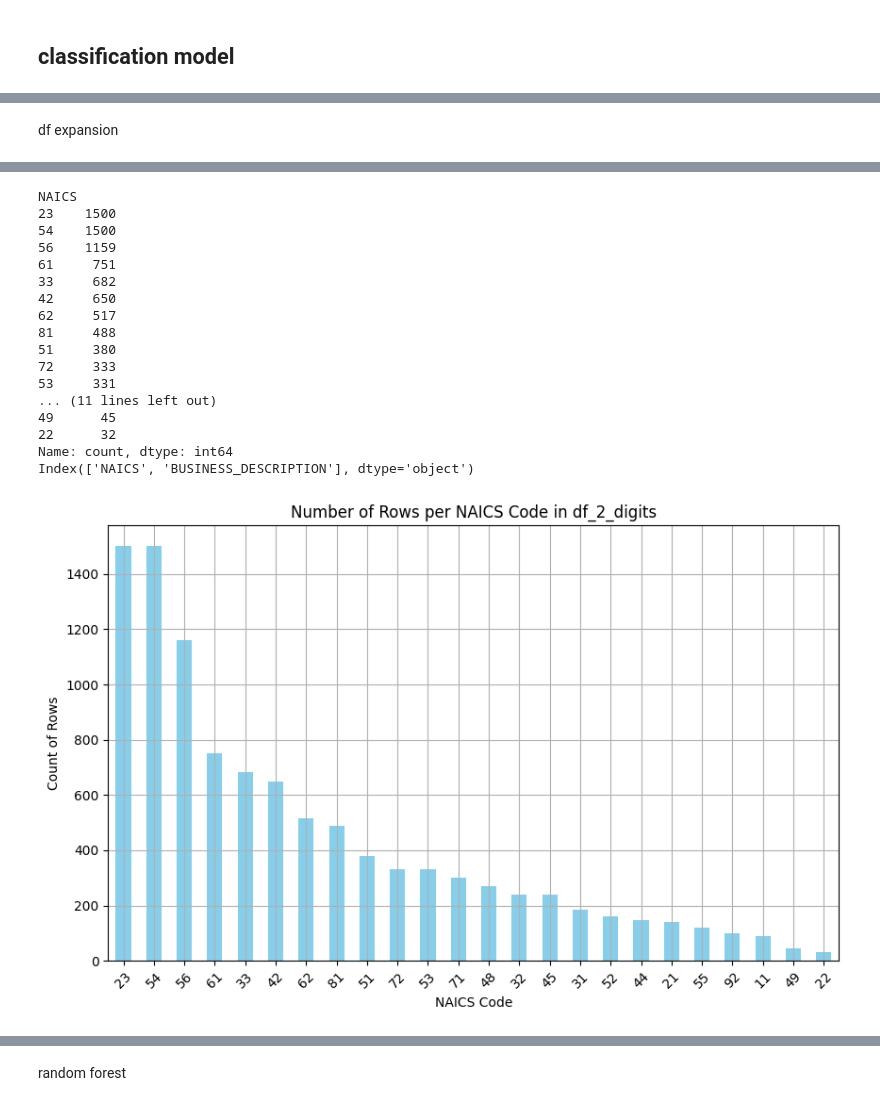
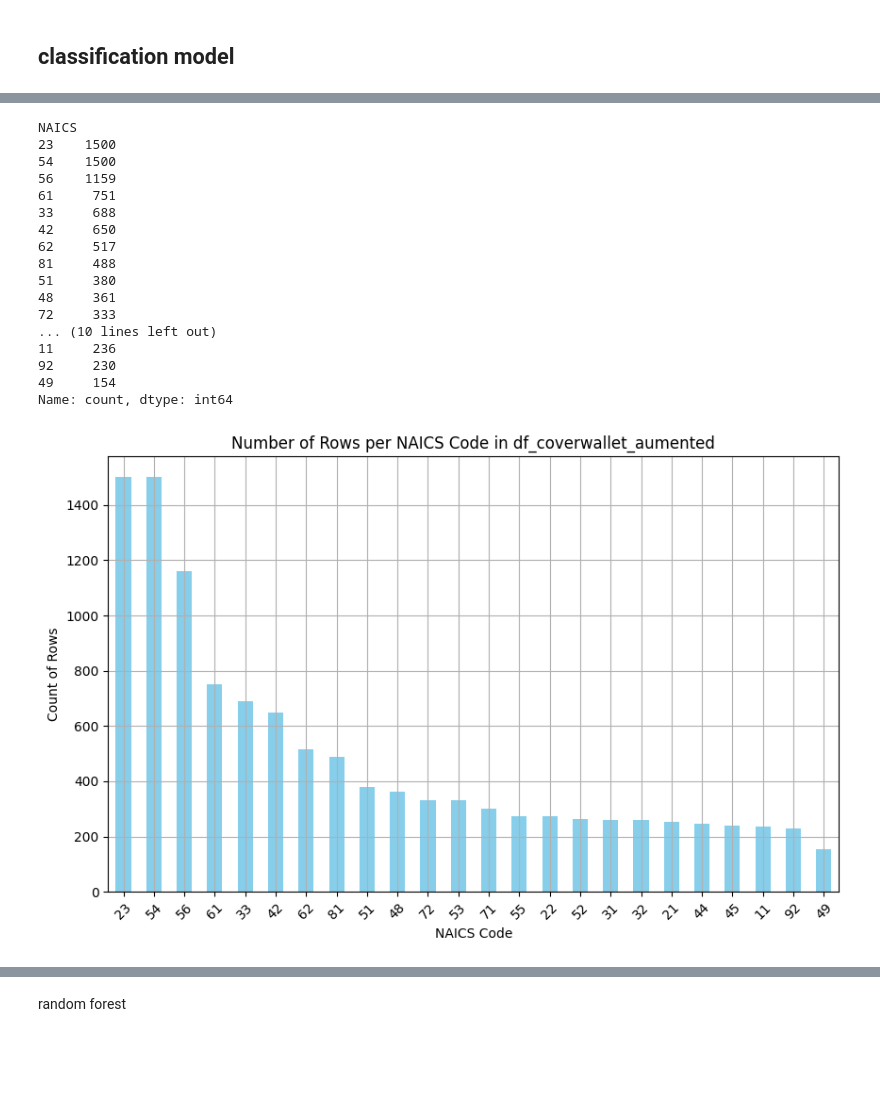
Before and after one commit to Zrive/zrive-ds-1q24-industry-classification, a Jupyter notebook: notebooks/classification_playground.ipynb, the cells around one changed output, grey strips where cells are left out. Cells and saved outputs as stored; diff of their text form; code cells hidden in the pictures; blank space fills up the shorter version.

Commit message:
data aumentation de ernesto final con modelos edu

```diff
--- a/notebooks/classification_playground.ipynb
+++ b/notebooks/classification_playground.ipynb
@@ -149,12 +149,25 @@ print(count_low_freq_naics_verbose(df_2_digits, 'NAICS'))
 import pandas as pd
 import logging
 
+ROUTE_SYNTHETIC= '../src/data/synthetic_preprocessed.parquet'
+df = pd.read_parquet(ROUTE_SYNTHETIC)
+df = df[['BUSINESS_DESCRIPTION', 'NAICS_2']]
+df.rename(columns={'NAICS_2': 'NAICS'}, inplace=True)
+print(df.head())
+print(df.columns)
+df_synthetic=df
+naics_counts = df['NAICS'].value_counts()
+
+# Imprimir los resultados
+print("Número de filas por cada código NAICS:")
+print(naics_counts)
+'''
 # Configurando el logging
 logging.basicConfig(level=logging.INFO, format='%(asctime)s - %(levelname)s - %(message)s')
 
-def load_and_process_data(csv_path):
+def load_and_process_data(parquet_path):
     # Cargar el DataFrame desde un archivo CSV
-    df = pd.read_csv(csv_path)
+    df = pd.read_parquet(parquet_path)
 
     # Logear la longitud del DataFrame original
     logging.info(f"Longitud del DataFrame original: {len(df)}")
@@ -179,6 +192,7 @@ def load_and_process_data(csv_path):
     return df
 
 # Llamada de ejemplo a la función
-ROUTE_SYNTHETIC= '../src/data/naics_synthetic.csv'
+ROUTE_SYNTHETIC= '../src/data/synthetic_preprocessed.parquet'
 df_synthetic = load_and_process_data(ROUTE_SYNTHETIC)
+'''
 # %% [output]
@@ -207,5 +217,3 @@ Name: count, dtype: int64
-# %% [markdown]
-df expansion
 # %%
 
 import pandas as pd
@@ -324,51 +332,38 @@ def truncate_naics_and_prepare_data(df: pd.DataFrame, column_name: str, num_digi
     return df_coverwallet_copy , df_coverwallet_copy_train, df_coverwallet_copy_val
 
 
-def remove_naics_rows(df, naics_column, naics_to_remove):
-    # Convertimos los códigos a string para asegurar compatibilidad en la comparación
-    df[naics_column] = df[naics_column].astype(str)
-
-    # Filtramos el DataFrame para excluir las filas con los códigos NAICS especificados
-    df_filtered = df[~df[naics_column].isin([str(naics) for naics in naics_to_remove])]
-
-    return df_filtered
-
-
-
-
-
 
 
 df_coverwallet_aumentation = pd.read_excel(ROUTE_COVERWALLET)
-
-
 rebalancer = NAICSRebalancer()
 df_naics_rebalanced = rebalancer.rebalance_df_naics(df_coverwallet_aumentation)
-naics_to_remove = [11, 21, 55, 92]
-df_naics_rebalanced = remove_naics_rows(df_naics_rebalanced, 'NAICS', naics_to_remove)
+df_coverwallet_aumented = pd.concat([df_naics_rebalanced, df_synthetic], ignore_index=True)
 
+# Asegurarse de que los códigos NAICS estén en el mismo formato
+df_coverwallet_aumented['NAICS'] = df_coverwallet_aumented['NAICS'].astype(str)
 
+# Ordenar por NAICS para visualizar mejor cómo se agrupan las entradas
+df_coverwallet_aumented.sort_values(by='NAICS', inplace=True)
 
-df_2_digits= pd.concat([ df_naics_rebalanced,df_synthetic], ignore_index=True)
-naics_counts = df_2_digits['NAICS'].value_counts()
+# Información de logging antes y después de la manipulación de datos
 logging.info(f"Number of rows before EDA: {len(df_coverwallet_aumentation)}")
-logging.info(f"Number of rows after EDA: {len(df_2_digits)}")
+logging.info(f"Number of rows after EDA: {len(df_coverwallet_aumented)}")
+
+# Conteo de NAICS y visualización
+naics_counts = df_coverwallet_aumented['NAICS'].value_counts()
 print(naics_counts)
-print(df_2_digits.columns)
-
-
-import matplotlib.pyplot as plt
 
 naics_counts.plot(kind='bar', figsize=(10, 6), color='skyblue')
 plt.xlabel('NAICS Code')
 plt.ylabel('Count of Rows')
-plt.title('Number of Rows per NAICS Code in df_2_digits')
+plt.title('Number of Rows per NAICS Code in df_coverwallet_aumented')
 plt.xticks(rotation=45)
 plt.grid(True)
 plt.show()
 
-if df_2_digits is not None:
-    logging.info("\n%s", df_2_digits.head())
+# Muestra de las primeras filas para revisar
+print(df_coverwallet_aumented.head())
+df_2_digits=df_coverwallet_aumented
 # %% [output]
 [nltk_data] Downloading package wordnet to /home/edu/nltk_data...
 [nltk_data]   Package wordnet is already up-to-date!
@@ -377,18 +372,18 @@ if df_2_digits is not None:
 NAICS
 23    1500
 54    1500
 56    1159
 61     751
-33     682
+33     688
 42     650
 62     517
 81     488
 51     380
+48     361
 72     333
-53     331
-... (11 lines left out)
-49      45
-22      32
+... (10 lines left out)
+11     236
+92     230
+49     154
 Name: count, dtype: int64
-Index(['NAICS', 'BUSINESS_DESCRIPTION'], dtype='object')
-[figure, old version]
+[figure, new version]
```
Also changed, not shown: parts of 9 cells of this notebook.
